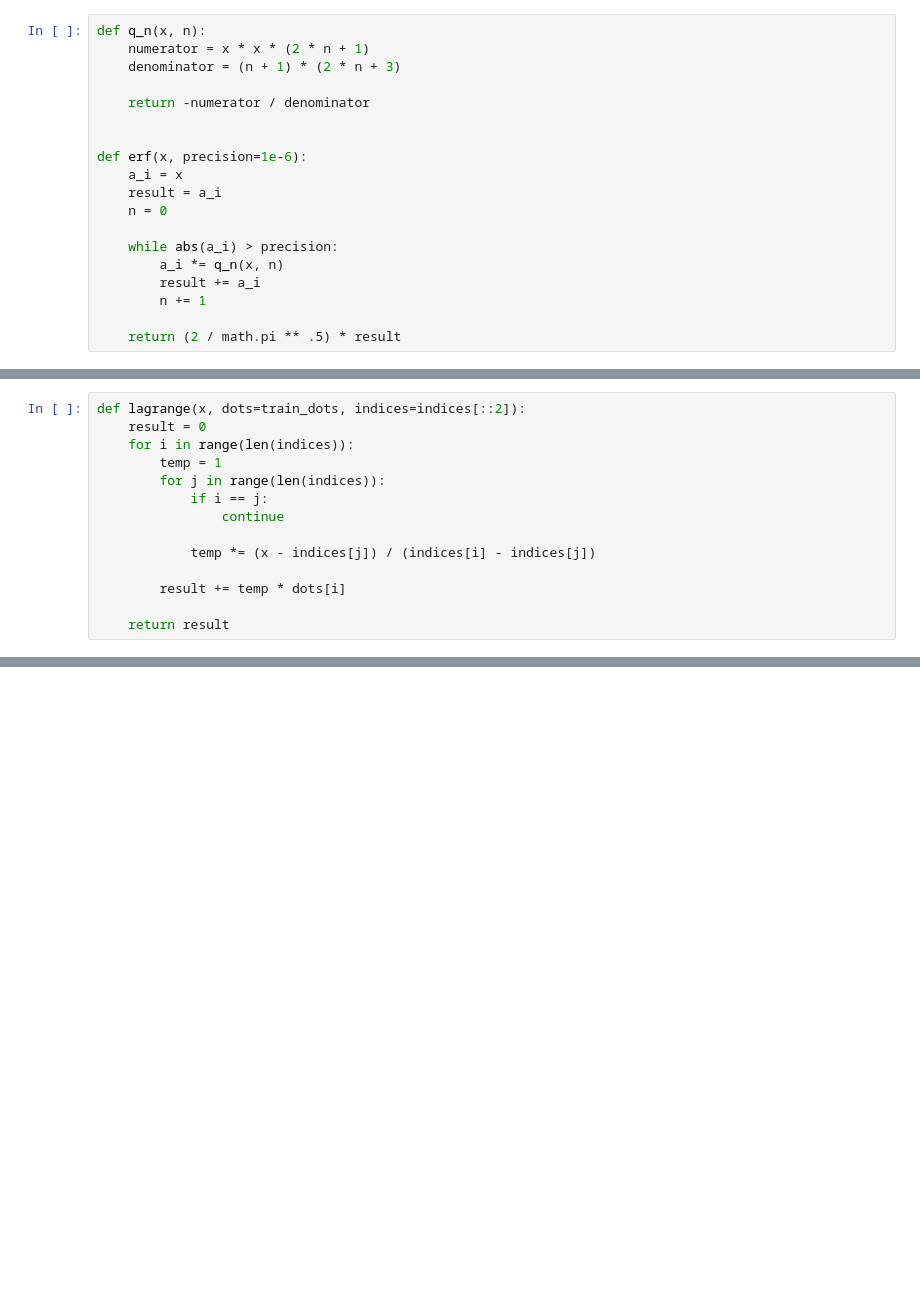
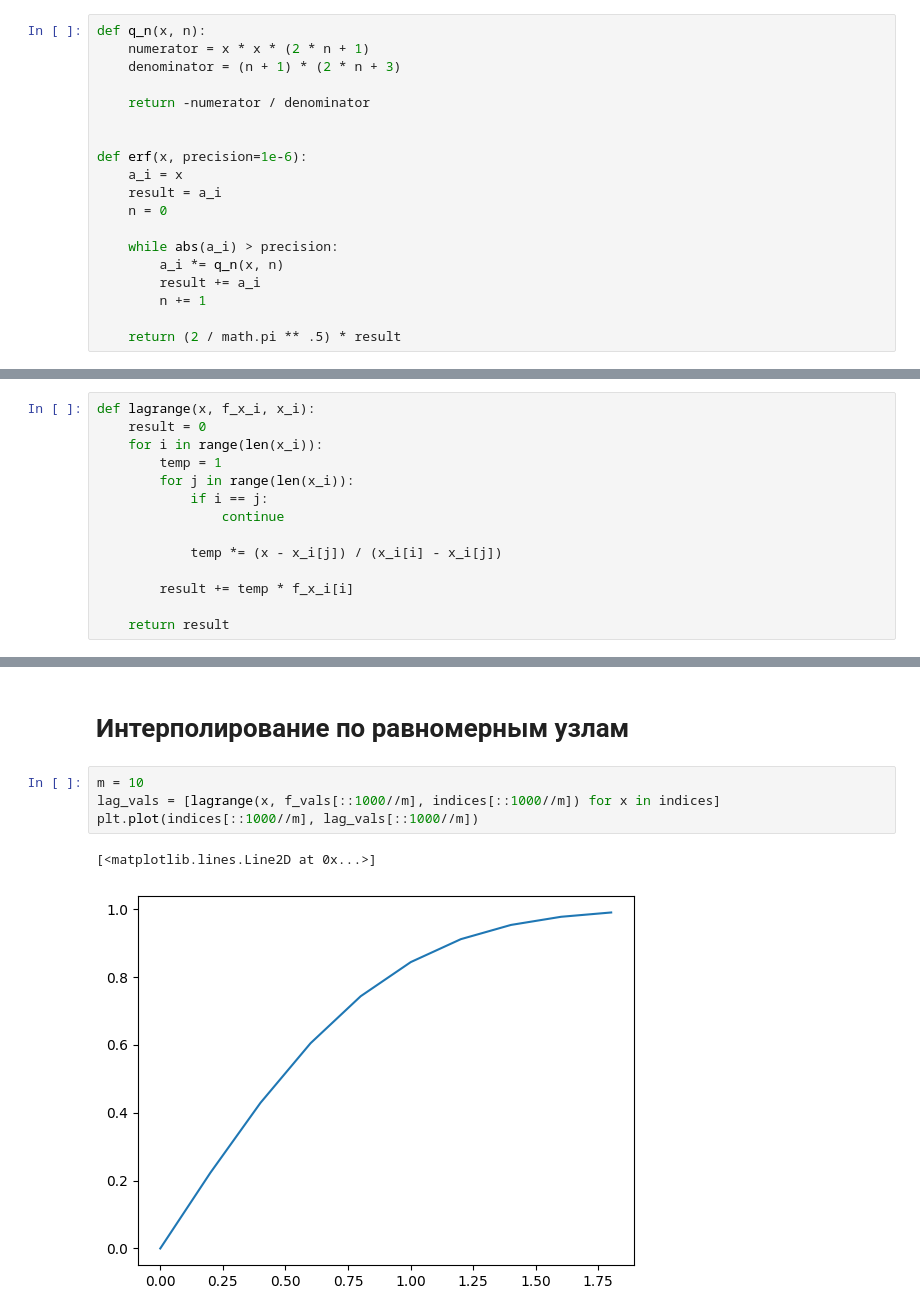
Before and after one commit to rokokol/numeric_analisys_01, a Jupyter notebook: lab.ipynb, the cells around one changed output, grey strips where cells are left out. Saved outputs shown, nothing was run; the diff lists cells and outputs as text; blank space fills up the shorter version.

```diff
--- a/lab.ipynb
+++ b/lab.ipynb
@@ -61,14 +33,14 @@ plt.legend()
 # %%
-def lagrange(x, dots=train_dots, indices=indices[::2]):
+def lagrange(x, f_x_i, x_i):
     result = 0
-    for i in range(len(indices)):
+    for i in range(len(x_i)):
         temp = 1
-        for j in range(len(indices)):
+        for j in range(len(x_i)):
             if i == j:
                 continue
 
-            temp *= (x - indices[j]) / (indices[i] - indices[j])
+            temp *= (x - x_i[j]) / (x_i[i] - x_i[j])
 
-        result += temp * dots[i]
+        result += temp * f_x_i[i]
 
     return result
@@ -102,0 +69,9 @@ max(delta)
+# %% [markdown]
+# Интерполирование по равномерным узлам
+# %%
+m = 10
+lag_vals = [lagrange(x, f_vals[::1000//m], indices[::1000//m]) for x in indices]
+plt.plot(indices[::1000//m], lag_vals[::1000//m])
+# %% [output]
+[<matplotlib.lines.Line2D at 0x...>]
+[figure, added]
```
Also changed, not shown: parts of 23 cells of this notebook, 1 other file.
